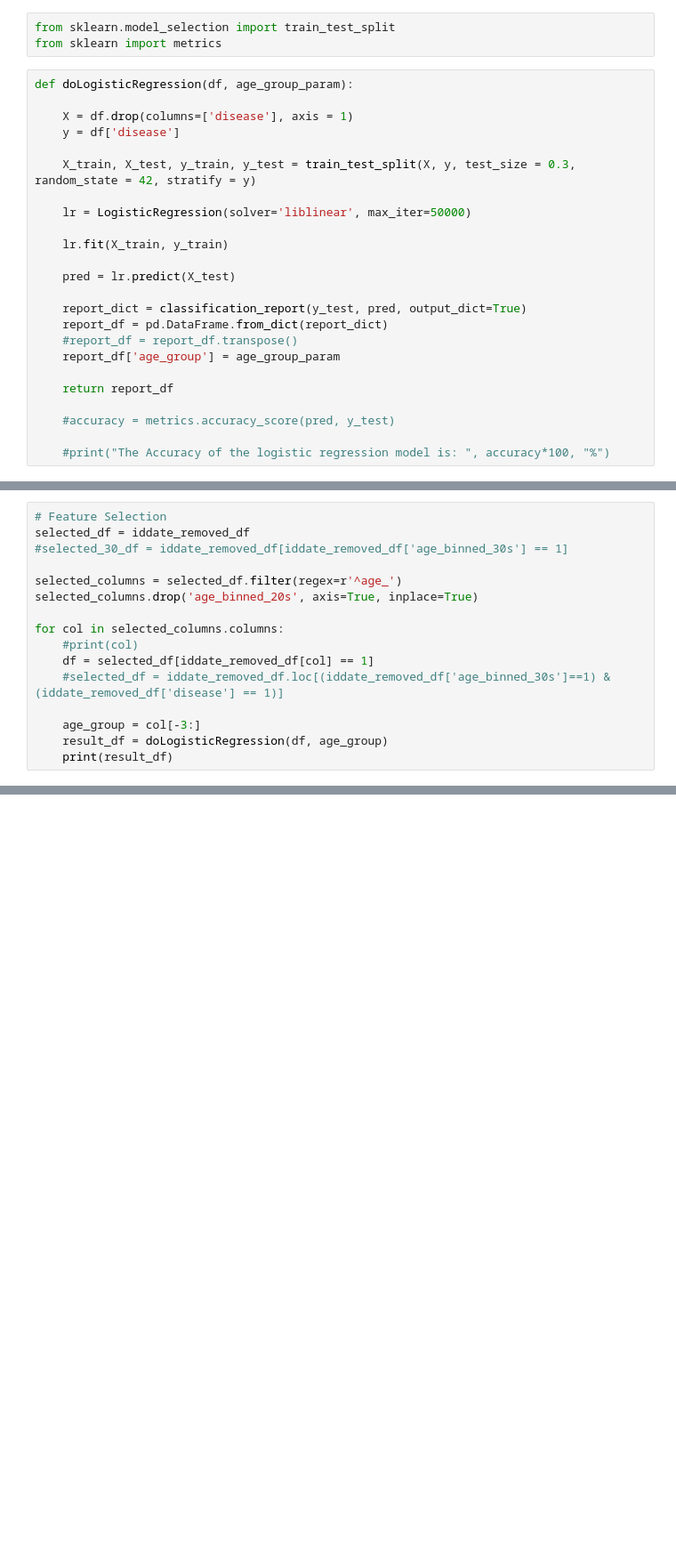
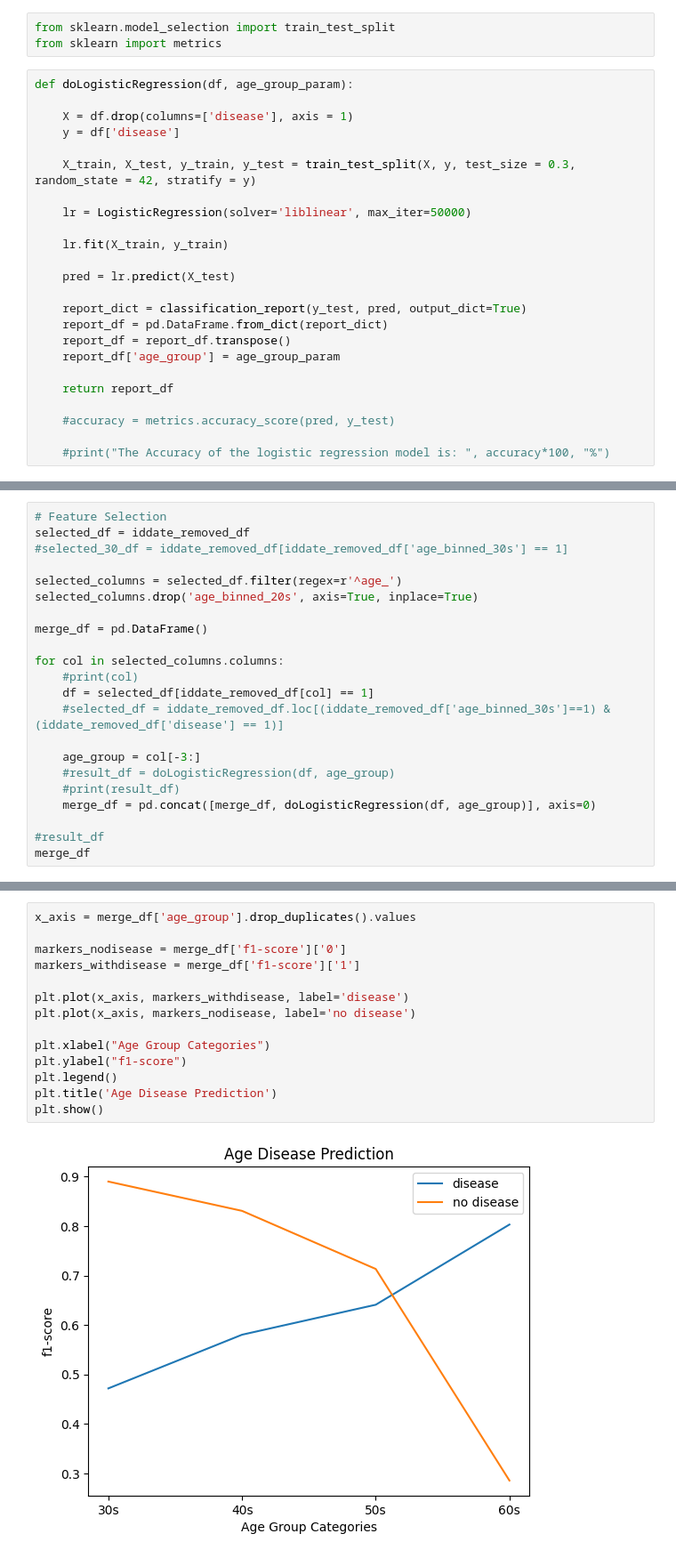
Before and after one commit to jeffatgithub/ntuchealth, a Jupyter notebook: main.ipynb, the cells around one changed output, grey strips where cells are left out. Shown: that part at 89% size. Drawn from its saved outputs; the diff is of its cells as text; blank space fills up the shorter version.

Commit message:
Worked Age Disease Prediction Line Chart. Lastly to do clean up.

```diff
--- a/main.ipynb
+++ b/main.ipynb
@@ -416,7 +416,7 @@ def doLogisticRegression(df, age_group_param):
 
     report_dict = classification_report(y_test, pred, output_dict=True)
     report_df = pd.DataFrame.from_dict(report_dict)
-    #report_df = report_df.transpose()
+    report_df = report_df.transpose()
     report_df['age_group'] = age_group_param
 
     return report_df
@@ -456,14 +456,20 @@ selected_df = iddate_removed_df
 selected_columns = selected_df.filter(regex=r'^age_')
 selected_columns.drop('age_binned_20s', axis=True, inplace=True)
 
+merge_df = pd.DataFrame()
+
 for col in selected_columns.columns:
     #print(col)
     df = selected_df[iddate_removed_df[col] == 1]
     #selected_df = iddate_removed_df.loc[(iddate_removed_df['age_binned_30s']==1) & (iddate_removed_df['disease'] == 1)]
 
     age_group = col[-3:]
-    result_df = doLogisticRegression(df, age_group)
-    print(result_df)
+    #result_df = doLogisticRegression(df, age_group)
+    #print(result_df)
+    merge_df = pd.concat([merge_df, doLogisticRegression(df, age_group)], axis=0)
+
+#result_df
+merge_df
 # %% [output]
 A value is trying to be set on a copy of a slice from a DataFrame
 
@@ -549,0 +495,16 @@ data_df
+# %%
+x_axis = merge_df['age_group'].drop_duplicates().values
+
+markers_nodisease = merge_df['f1-score']['0']
+markers_withdisease = merge_df['f1-score']['1']
+
+plt.plot(x_axis, markers_withdisease, label='disease')
+plt.plot(x_axis, markers_nodisease, label='no disease')
+
+plt.xlabel("Age Group Categories")
+plt.ylabel("f1-score")
+plt.legend()
+plt.title('Age Disease Prediction')
+plt.show()
+# %% [output]
+[figure, added]
```
Also changed, not shown: parts of 7 cells of this notebook.
